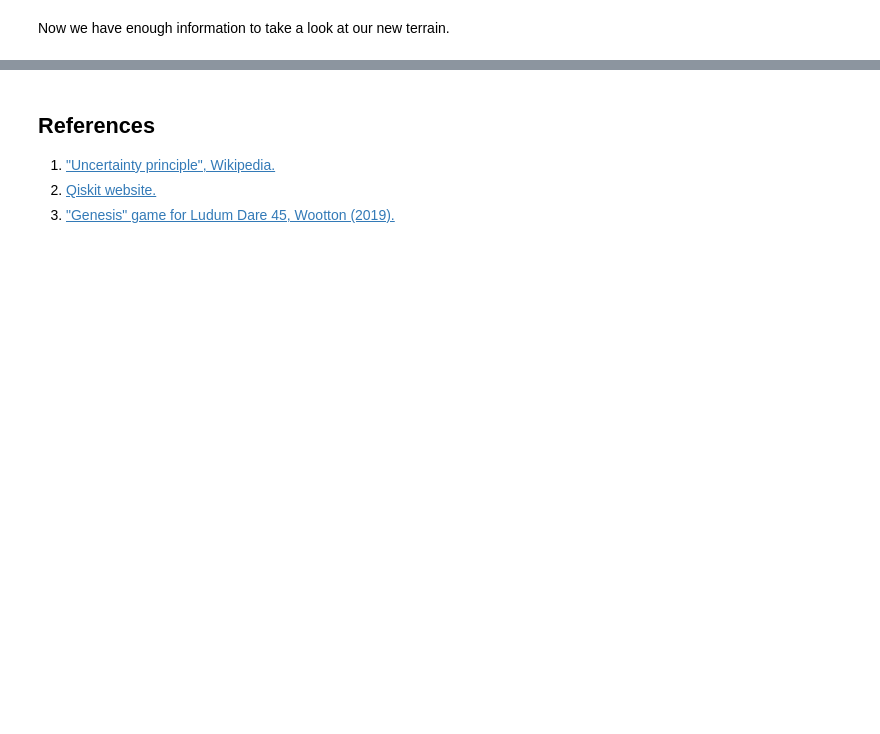
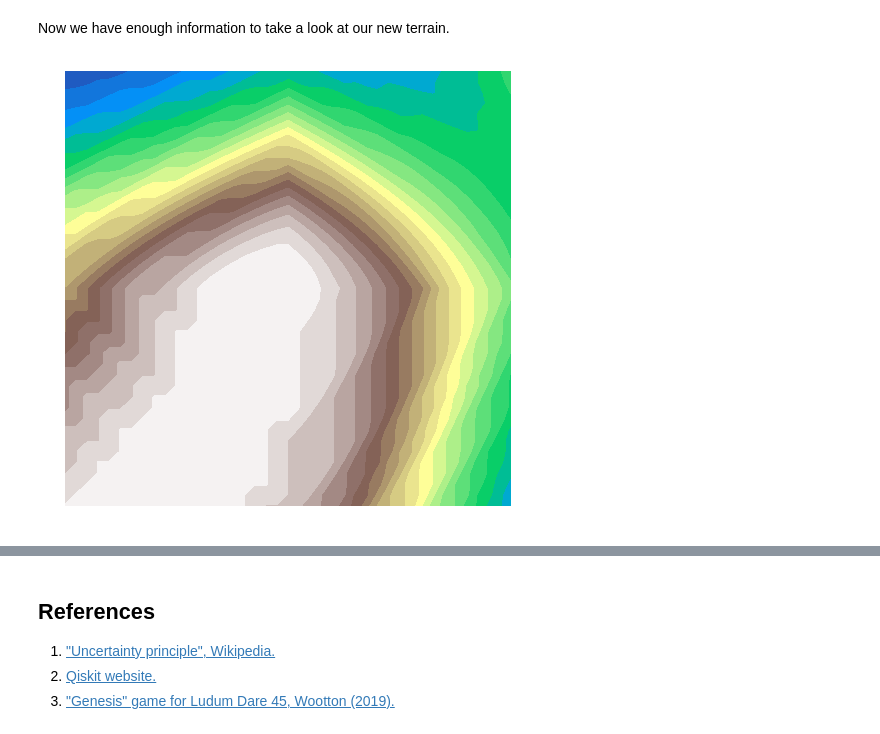
Before and after one commit to quantumjim/blog, a Jupyter notebook: Quantum_Procedural_Generation/2_SingleQubit.ipynb, the cells around one changed output, grey strips where cells are left out. Saved outputs shown, nothing was run; the diff lists cells and outputs as text; code cells hidden in the pictures; blank space fills up the shorter version.

```diff
--- a/Quantum_Procedural_Generation/2_SingleQubit.ipynb
+++ b/Quantum_Procedural_Generation/2_SingleQubit.ipynb
@@ -508,12 +515,12 @@ Specifically, we do this by keeping track of how far the player is from the star
 
 This process is implemented in the following function. Note that the method here is not exactly the same as in the game. Instead a more straightforward variant is presented. This is largely the same as the first `get_height` function defined above, but with `x` replaced by `(x+xs)/2` and `y` by `(y+ys)/2`.
 # %%
-def get_height(x,y,seed):
+def get_height_temp_3(x,y,seed):
 
     qc = QuantumCircuit(1,1)
 
     # get seed positions for this distance
-    d = max(abs(x),abs(y))
+    d = abs(x) + abs(y)
     (xs,ys) = seed[d]
 
     # perform rotations, whose angles depend on x and y
@@ -527,7 +534,9 @@ def get_height(x,y,seed):
 
     # determine the probability of a 1
     try:
-        p = execute(qc,Aer.get_backend('qasm_simulator'),shots=10000).result().get_counts()['1']/1000
+        p = simulate(qc,get='counts',shots=10000)['1']/10000
+        # the corresponding command in standard Qiskit is
+        #p = execute(qc,Aer.get_backend('qasm_simulator'),shots=10000).result().get_counts()['1']/10000
     except:
         p = 0
 
@@ -539,15 +546,23 @@ Note that we don't define distance in the most commonly used ways, such as the E
 Before we can look at the kind of terrain generated by this process, we need to generate a seed. Since this document is not the place for an interactive game, we will not have it generated here by actual gameplay. Instead we generate a random walk that can be used for the seed.
 # %%
-def generate_seed(L):
+def generate_seed_temp(L):
+    L = 2*L # rescale to account for distance to corners in square map
     seed = [(0,0)]
     x,y = 0,0
     d = 0
     while d<L:
-        if random()<0.5:
-            x += 1
+        # propose a random step
+        r_ax = random.choice(['x','y'])
+        r_step = random.choice([+1,-1])
+        if r_ax=='x':
+            xp = x + r_step
+            yp = y
         else:
-            y += 1
-        d = max(abs(x),abs(y))
+            xp = x
+            yp = y + r_step
+        d = abs(xp)+abs(yp)
+        # accept and record new position if it leads to an increase in distance
         if d>=len(seed):
-            seed += [(x,y)]*(d+1-len(seed))
+            x,y = xp,yp
+            seed += [(x,y)]*(int(d)+1-len(seed))
     return seed
@@ -561,2 +578,13 @@ print(seed)
 # %% [markdown]
 Now we have enough information to take a look at our new terrain.
+# %%
+L = 20
+seed = generate_seed_temp(L)
+height = {}
+for x in range(-L,L+1):
+    for y in range(-L,L+1):
+        height[x,y] = get_height_temp_3(x,y,seed)
+
+plot_height(height)
+# %% [output]
+[figure, added]
```
Also changed, not shown: parts of 35 cells of this notebook, 11 other files.
